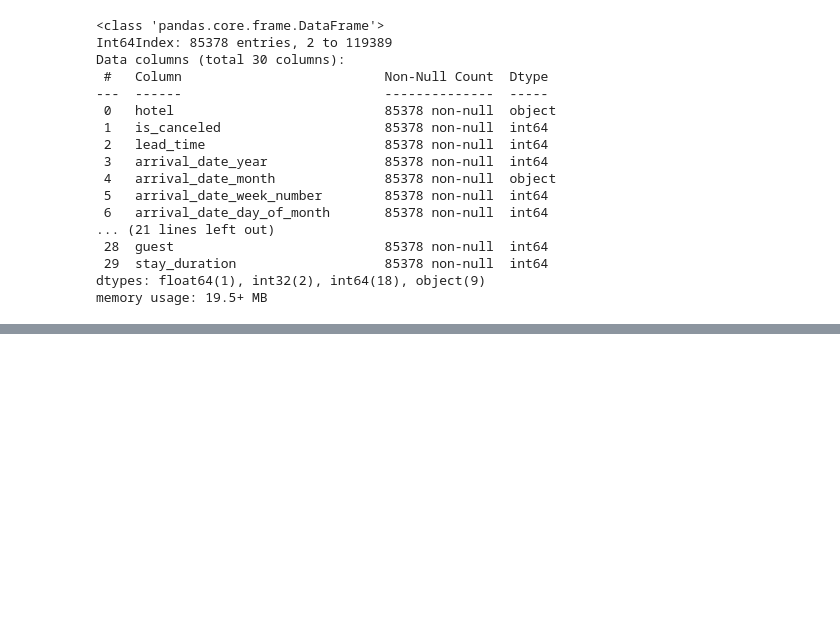
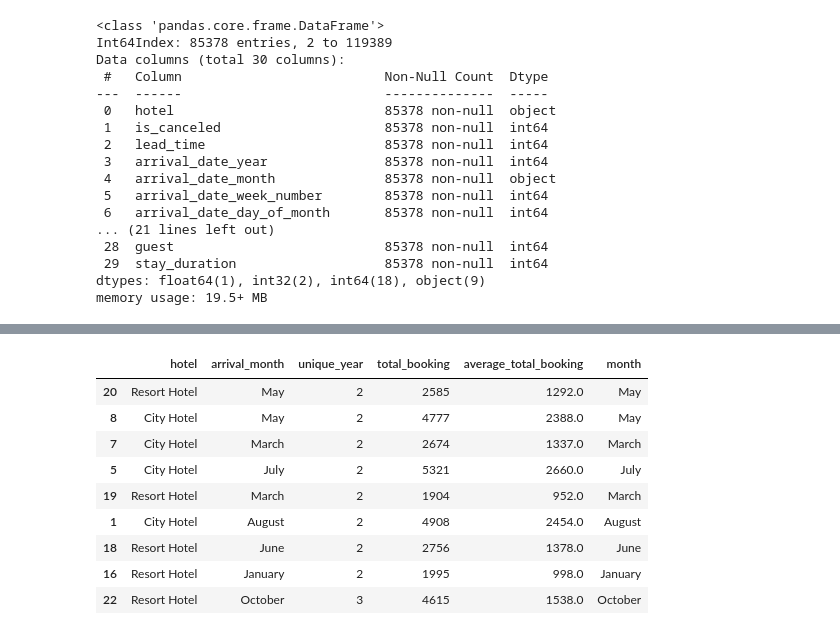
Before and after one commit to masendhy/investigate_hotel_business, a Jupyter notebook: Investigate_Hotel_Business.ipynb, the cells around one changed output, grey strips where cells are left out. Cells and saved outputs as stored; diff of their text form; code cells hidden in the pictures; blank space fills up the shorter version.

```diff
--- a/Investigate_Hotel_Business.ipynb
+++ b/Investigate_Hotel_Business.ipynb
@@ -248,0 +296,16 @@ memory usage: 19.5+ MB
+# %%
+# ordered month
+ordered_month = ['January', 'February', 'March', 'April', 'May', 'June', 'July', 'August', 'September', 'October', 'November', 'December']
+df2_group['month'] = pd.Categorical(df2_group['arrival_month'], categories=ordered_month, ordered=True)
+df2_group.sample(9)
+# %% [output]
+|  | hotel | arrival_month | unique_year | total_booking | average_total_booking | month |
+| 20 | Resort Hotel | May | 2 | 2585 | 1292.0 | May |
+| 8 | City Hotel | May | 2 | 4777 | 2388.0 | May |
+| 7 | City Hotel | March | 2 | 2674 | 1337.0 | March |
+| 5 | City Hotel | July | 2 | 5321 | 2660.0 | July |
+| 19 | Resort Hotel | March | 2 | 1904 | 952.0 | March |
+| 1 | City Hotel | August | 2 | 4908 | 2454.0 | August |
+| 18 | Resort Hotel | June | 2 | 2756 | 1378.0 | June |
+| 16 | Resort Hotel | January | 2 | 1995 | 998.0 | January |
+| 22 | Resort Hotel | October | 3 | 4615 | 1538.0 | October |
```
Also changed, not shown: parts of 13 cells of this notebook, 1 other file.
